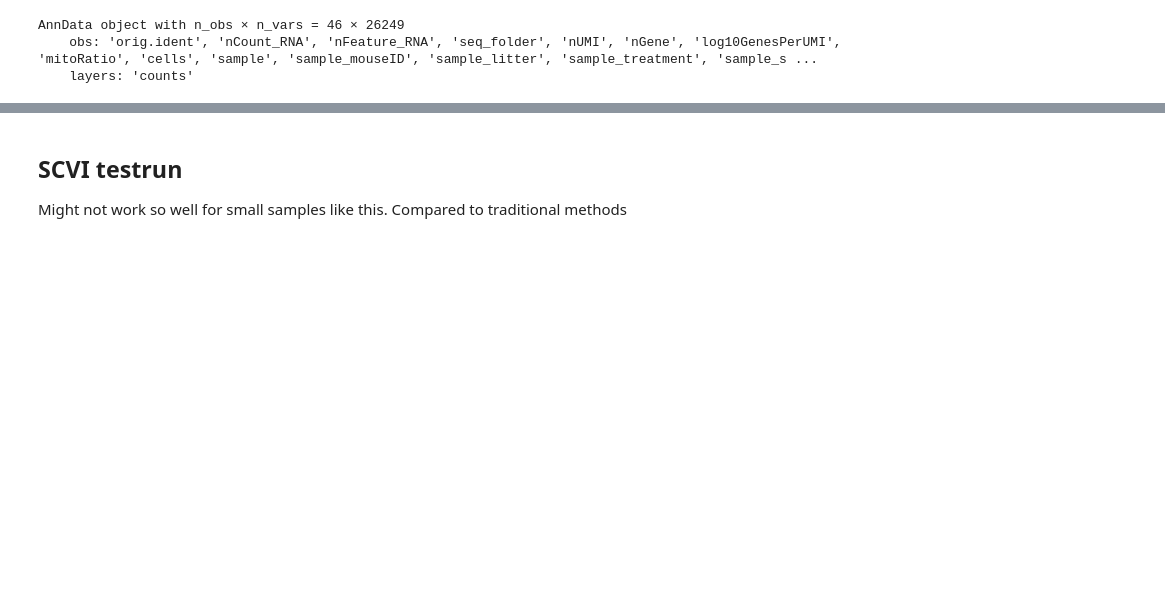
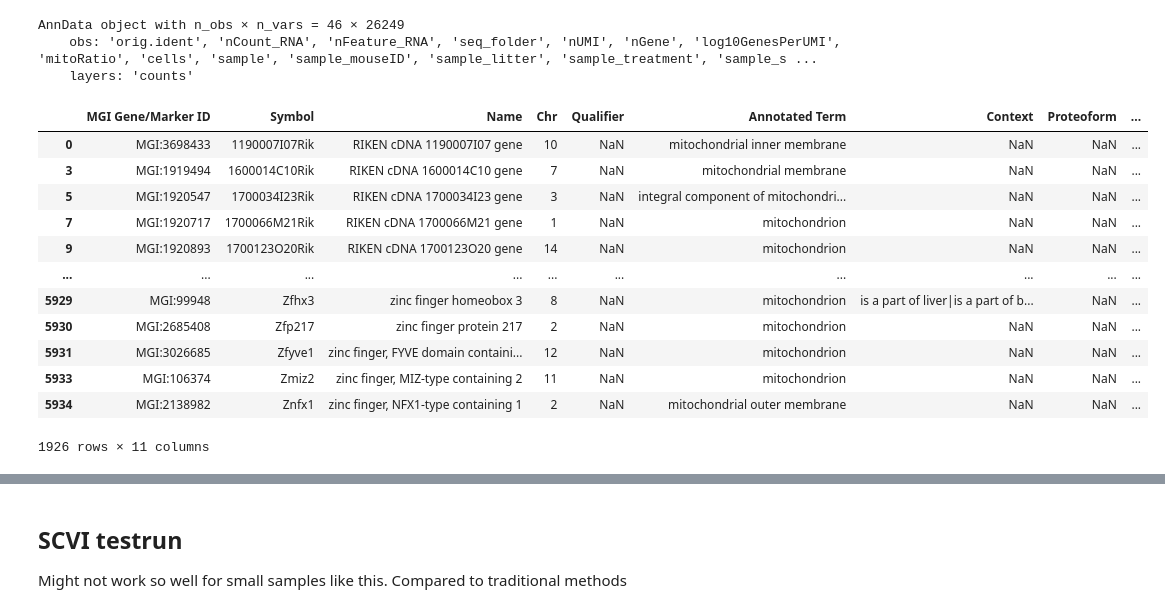
Before and after one commit to menchelab/novarinocollab, a Jupyter notebook: notebooks/scRNAseq_analysis.ipynb, the cells around one changed output, grey strips where cells are left out. Drawn from its saved outputs; the diff is of its cells as text; code cells hidden in the pictures; blank space fills up the shorter version.

```diff
--- a/notebooks/scRNAseq_analysis.ipynb
+++ b/notebooks/scRNAseq_analysis.ipynb
@@ -717,3 +717,25 @@ adata
 AnnData object with n_obs × n_vars = 46 × 26249
     obs: 'orig.ident', 'nCount_RNA', 'nFeature_RNA', 'seq_folder', 'nUMI', 'nGene', 'log10GenesPerUMI', 'mitoRatio', 'cells', 'sample', 'sample_mouseID', 'sample_litter', 'sample_treatment', 'sample_s ...
     layers: 'counts'
+# %%
+mito_genes = pd.read_csv(
+    '../meta/mouse_jax_GO0005739_term_summary_20220222.txt',
+    sep = '\t',
+    index_col = False
+)
+mito_genes = mito_genes.drop_duplicates(subset = 'Symbol')
+mito_genes
+# %% [output]
+|  | MGI Gene/Marker ID | Symbol | Name | Chr | Qualifier | Annotated Term | Context | Proteoform | ... |
+| 0 | MGI:3698433 | 1190007I07Rik | RIKEN cDNA 1190007I07 gene | 10 | NaN | mitochondrial inner membrane | NaN | NaN | ... |
+| 3 | MGI:1919494 | 1600014C10Rik | RIKEN cDNA 1600014C10 gene | 7 | NaN | mitochondrial membrane | NaN | NaN | ... |
+| 5 | MGI:1920547 | 1700034I23Rik | RIKEN cDNA 1700034I23 gene | 3 | NaN | integral component of mitochondri... | NaN | NaN | ... |
+| 7 | MGI:1920717 | 1700066M21Rik | RIKEN cDNA 1700066M21 gene | 1 | NaN | mitochondrion | NaN | NaN | ... |
+| 9 | MGI:1920893 | 1700123O20Rik | RIKEN cDNA 1700123O20 gene | 14 | NaN | mitochondrion | NaN | NaN | ... |
+| ... | ... | ... | ... | ... | ... | ... | ... | ... | ... |
+| 5929 | MGI:99948 | Zfhx3 | zinc finger homeobox 3 | 8 | NaN | mitochondrion | is a part of liver|is a part of b... | NaN | ... |
+| 5930 | MGI:2685408 | Zfp217 | zinc finger protein 217 | 2 | NaN | mitochondrion | NaN | NaN | ... |
+| 5931 | MGI:3026685 | Zfyve1 | zinc finger, FYVE domain containi... | 12 | NaN | mitochondrion | NaN | NaN | ... |
+| 5933 | MGI:106374 | Zmiz2 | zinc finger, MIZ-type containing 2 | 11 | NaN | mitochondrion | NaN | NaN | ... |
+| 5934 | MGI:2138982 | Znfx1 | zinc finger, NFX1-type containing 1 | 2 | NaN | mitochondrial outer membrane | NaN | NaN | ... |
+1926 rows × 11 columns
```
Also changed, not shown: parts of 4 cells of this notebook, 3 other files.
